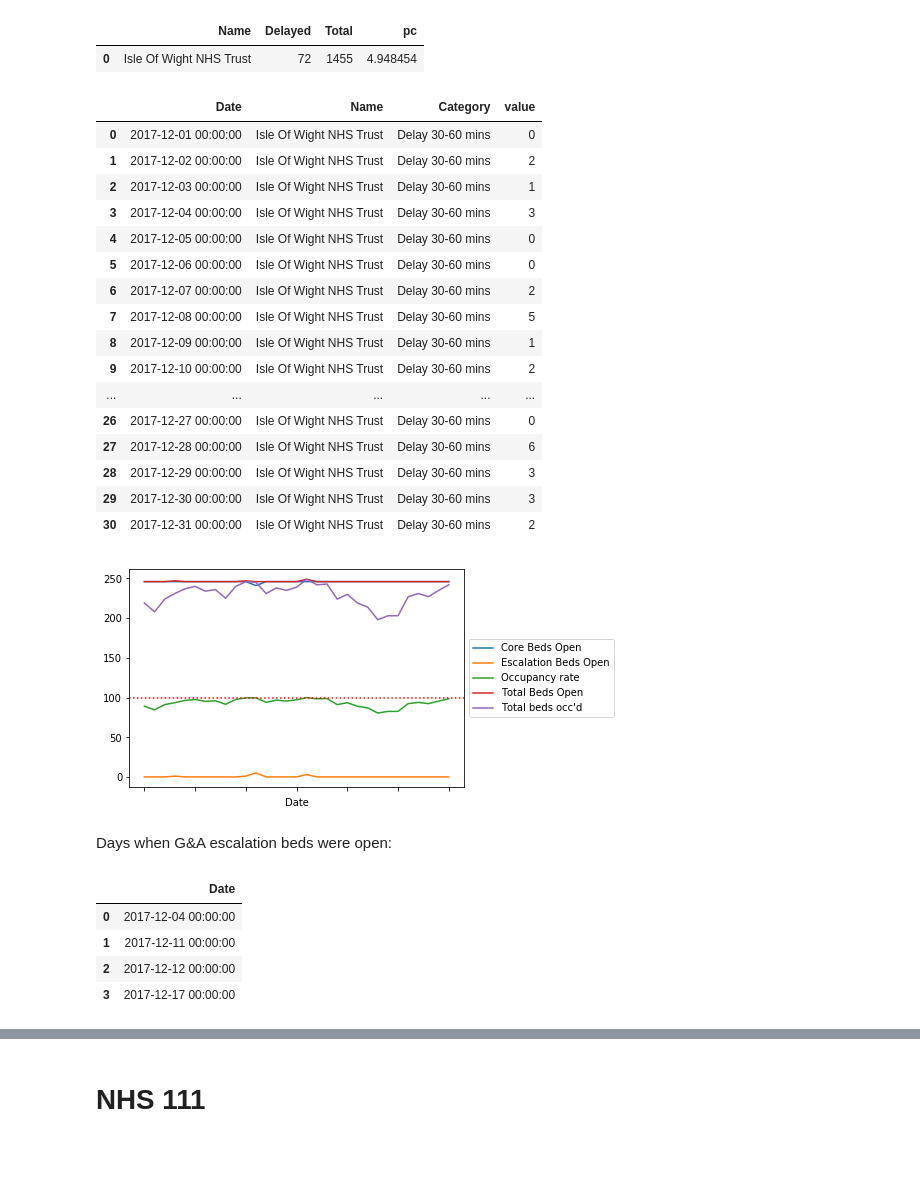
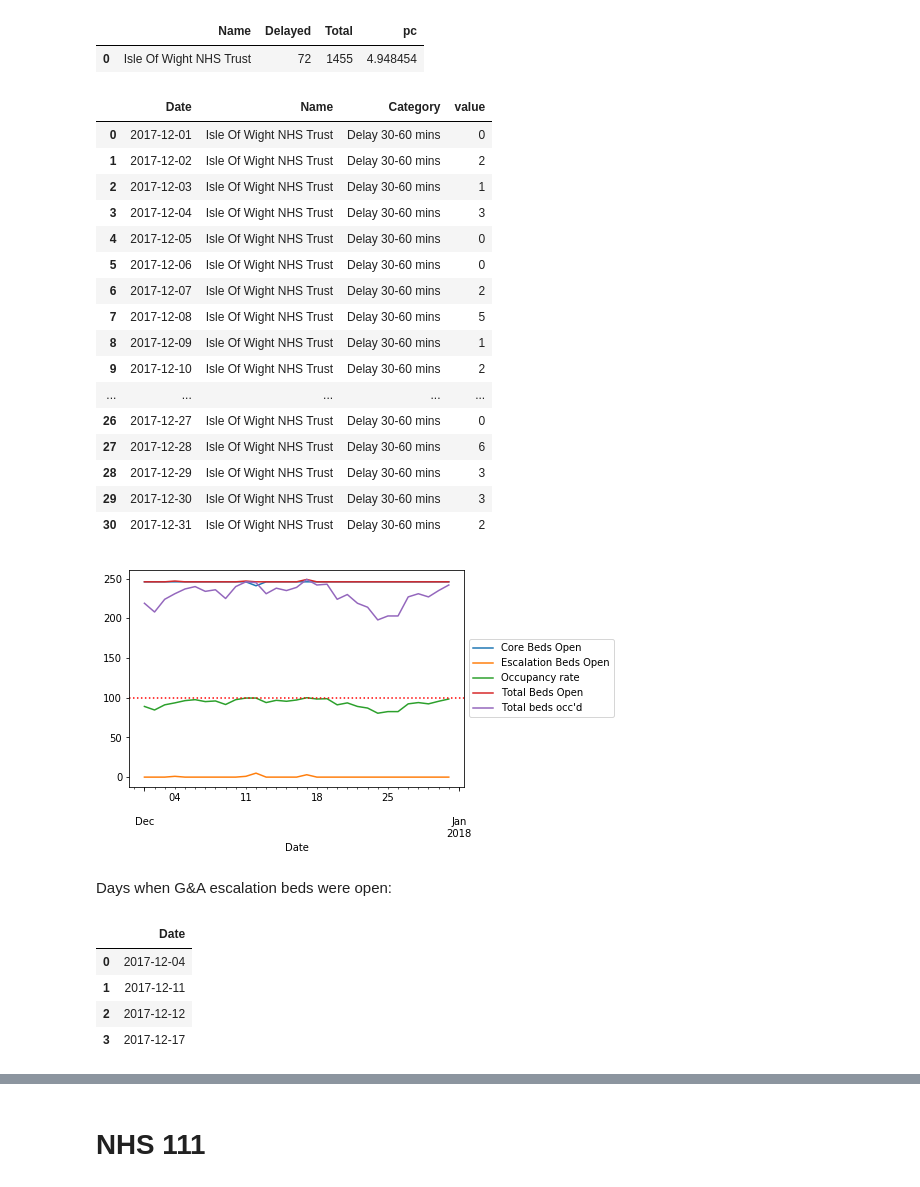
Before and after one commit to psychemedia/openHealthDataDoodles, a Jupyter notebook: notebooks/Winter_SitRep.ipynb, the cells around one changed output, grey strips where cells are left out. Cells and saved outputs as stored; diff of their text form; code cells hidden in the pictures; blank space fills up the shorter version.

Commit message:
Remember to parse dates in pandas read_sql

```diff
--- a/notebooks/Winter_SitRep.ipynb
+++ b/notebooks/Winter_SitRep.ipynb
@@ -646,42 +646,45 @@ AND Code = '{code}'
 AND Category = 'Delay 30-60 mins'
 ORDER BY Category,Date
 '''.format(fromdate='2017-12-01', todate='2017-12-31',code=code)
-pd.read_sql_query(q_month, conn)
+pd.read_sql_query(q_month, conn, parse_dates=['Date'])
 # %% [output]
 |  | Date | Name | Category | value |
-| 0 | 2017-12-01 00:00:00 | Isle Of Wight NHS Trust | Delay 30-60 mins | 0 |
-| 1 | 2017-12-02 00:00:00 | Isle Of Wight NHS Trust | Delay 30-60 mins | 2 |
-| 2 | 2017-12-03 00:00:00 | Isle Of Wight NHS Trust | Delay 30-60 mins | 1 |
-| 3 | 2017-12-04 00:00:00 | Isle Of Wight NHS Trust | Delay 30-60 mins | 3 |
-| 4 | 2017-12-05 00:00:00 | Isle Of Wight NHS Trust | Delay 30-60 mins | 0 |
-| 5 | 2017-12-06 00:00:00 | Isle Of Wight NHS Trust | Delay 30-60 mins | 0 |
-| 6 | 2017-12-07 00:00:00 | Isle Of Wight NHS Trust | Delay 30-60 mins | 2 |
-| 7 | 2017-12-08 00:00:00 | Isle Of Wight NHS Trust | Delay 30-60 mins | 5 |
-| 8 | 2017-12-09 00:00:00 | Isle Of Wight NHS Trust | Delay 30-60 mins | 1 |
-| 9 | 2017-12-10 00:00:00 | Isle Of Wight NHS Trust | Delay 30-60 mins | 2 |
+| 0 | 2017-12-01 | Isle Of Wight NHS Trust | Delay 30-60 mins | 0 |
+| 1 | 2017-12-02 | Isle Of Wight NHS Trust | Delay 30-60 mins | 2 |
+| 2 | 2017-12-03 | Isle Of Wight NHS Trust | Delay 30-60 mins | 1 |
+| 3 | 2017-12-04 | Isle Of Wight NHS Trust | Delay 30-60 mins | 3 |
+| 4 | 2017-12-05 | Isle Of Wight NHS Trust | Delay 30-60 mins | 0 |
+| 5 | 2017-12-06 | Isle Of Wight NHS Trust | Delay 30-60 mins | 0 |
+| 6 | 2017-12-07 | Isle Of Wight NHS Trust | Delay 30-60 mins | 2 |
+| 7 | 2017-12-08 | Isle Of Wight NHS Trust | Delay 30-60 mins | 5 |
+| 8 | 2017-12-09 | Isle Of Wight NHS Trust | Delay 30-60 mins | 1 |
+| 9 | 2017-12-10 | Isle Of Wight NHS Trust | Delay 30-60 mins | 2 |
 | ... | ... | ... | ... | ... |
-| 26 | 2017-12-27 00:00:00 | Isle Of Wight NHS Trust | Delay 30-60 mins | 0 |
-| 27 | 2017-12-28 00:00:00 | Isle Of Wight NHS Trust | Delay 30-60 mins | 6 |
-| 28 | 2017-12-29 00:00:00 | Isle Of Wight NHS Trust | Delay 30-60 mins | 3 |
-| 29 | 2017-12-30 00:00:00 | Isle Of Wight NHS Trust | Delay 30-60 mins | 3 |
-| 30 | 2017-12-31 00:00:00 | Isle Of Wight NHS Trust | Delay 30-60 mins | 2 |
+| 26 | 2017-12-27 | Isle Of Wight NHS Trust | Delay 30-60 mins | 0 |
+| 27 | 2017-12-28 | Isle Of Wight NHS Trust | Delay 30-60 mins | 6 |
+| 28 | 2017-12-29 | Isle Of Wight NHS Trust | Delay 30-60 mins | 3 |
+| 29 | 2017-12-30 | Isle Of Wight NHS Trust | Delay 30-60 mins | 3 |
+| 30 | 2017-12-31 | Isle Of Wight NHS Trust | Delay 30-60 mins | 2 |
 # %%
 q_month_beds='''
 SELECT Date, Name, Category, value FROM sitrep WHERE Report='G&A beds'
 AND date(Date) BETWEEN date('{fromdate}') AND date('{todate}')
 AND Code = '{code}'
 '''.format(fromdate='2017-12-01', todate='2017-12-31',code=code)
-tmp_b = pd.read_sql_query(q_month_beds, conn)
+tmp_b = pd.read_sql_query(q_month_beds, conn, parse_dates=['Date'])
+
+
 tmp_b = tmp_b[['Date','Category','value']].pivot_table(index='Date',columns='Category')
 
 #tmp_b[('value','Occupancy rate')] = 100*tmp_b[('value','Occupancy rate')]
 tmp_b.columns = tmp_b.columns.get_level_values(1)
 tmp_b['Occupancy rate'] = 100*tmp_b['Occupancy rate']
 
+
 tmp_b.plot().legend(loc='center left', bbox_to_anchor=(1, 0.5))
 plt.axhline(y=100, color='r', linestyle=':');
 # %% [output]
-[figure, old version]
+[figure, new version]
 # %% [markdown]
 Days when G&A escalation beds were open:
 # %%
@@ -692,13 +695,13 @@ AND Category ='Escalation Beds Open' AND value > 0.0
 AND Code = '{code}'
 '''.format(fromdate='2017-12-01', todate='2017-12-31',code=code)
 
-pd.read_sql_query(q_esc_beds_open_on, conn)
+pd.read_sql_query(q_esc_beds_open_on, conn, parse_dates=['Date'])
 # %% [output]
 |  | Date |
-| 0 | 2017-12-04 00:00:00 |
-| 1 | 2017-12-11 00:00:00 |
-| 2 | 2017-12-12 00:00:00 |
-| 3 | 2017-12-17 00:00:00 |
+| 0 | 2017-12-04 |
+| 1 | 2017-12-11 |
+| 2 | 2017-12-12 |
+| 3 | 2017-12-17 |
 # %%
 q_peak_occ_beds = '''
 SELECT Date, Category, value FROM sitrep WHERE Date IN (SELECT Date FROM sitrep
```
Also changed, not shown: parts of 9 cells of this notebook.
